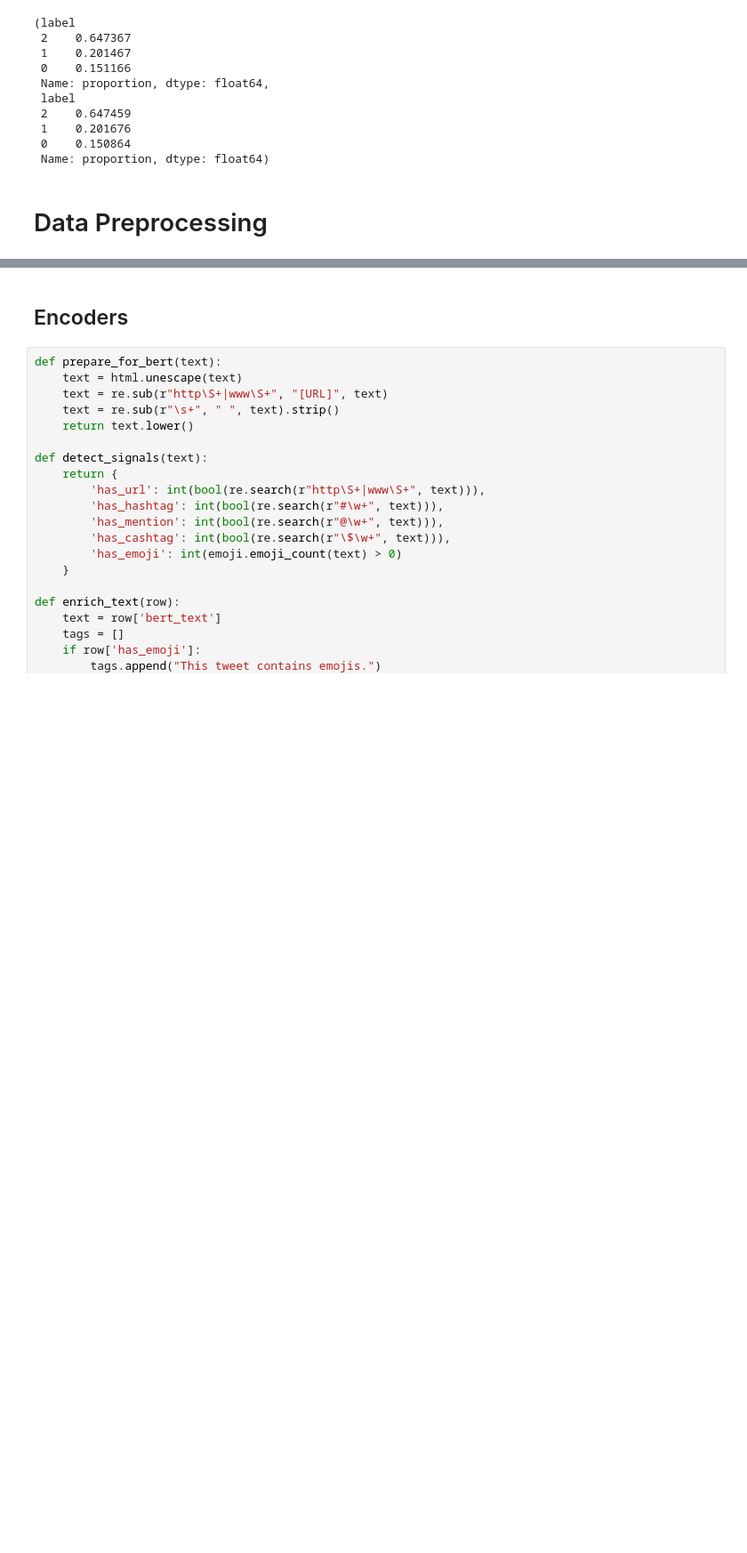
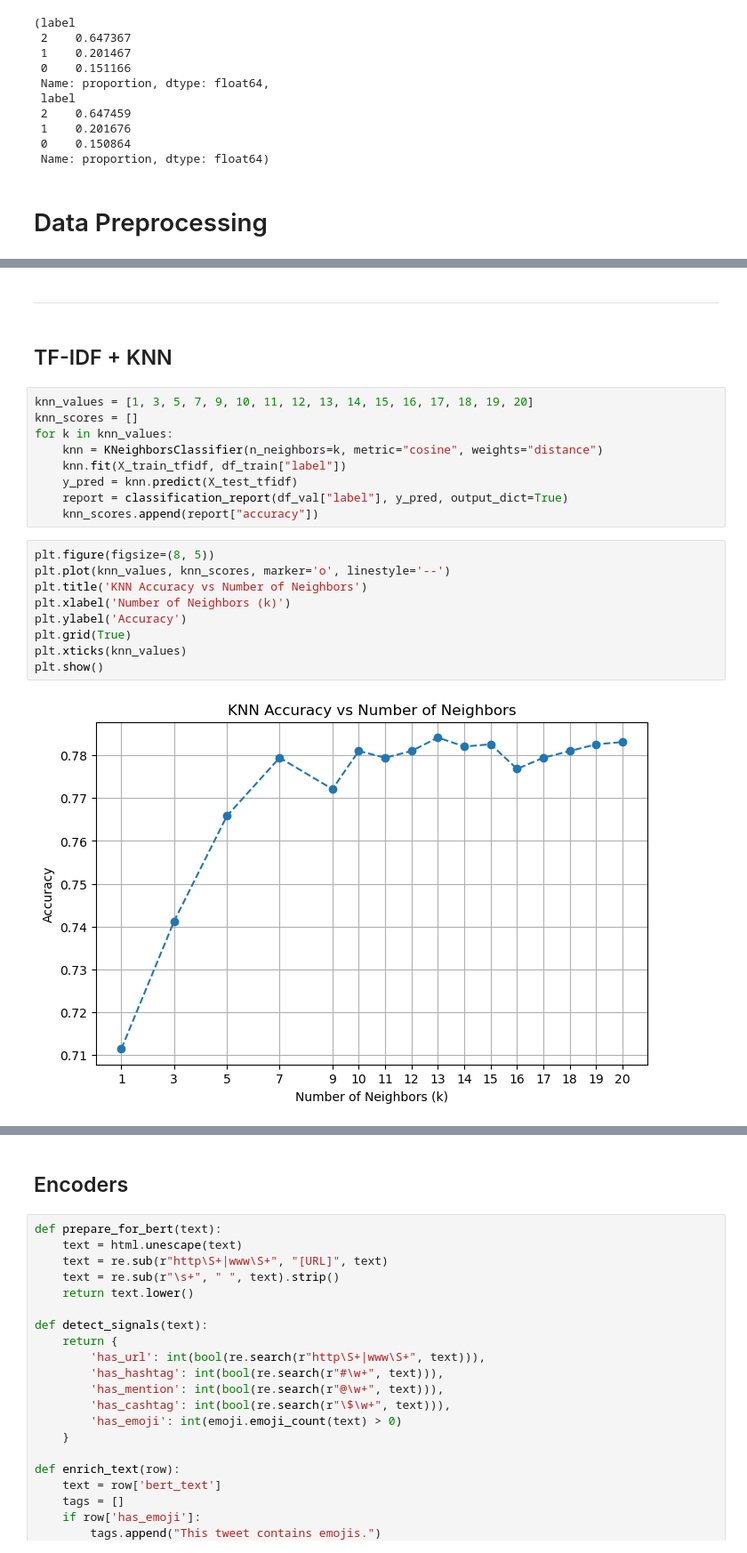
Before and after one commit to rmiranda37/text_mining_2025, a Jupyter notebook: Entrega Final/tm_testes_11.ipynb, the cells around one changed output, grey strips where cells are left out. Shown at 89% size. Drawn from its saved outputs; the diff is of its cells as text; blank space fills up the shorter version.

```diff
--- a/Entrega Final/tm_testes_11.ipynb
+++ b/Entrega Final/tm_testes_11.ipynb
@@ -681,0 +862,24 @@ df_train['label'].value_counts(normalize=True), df_val['label'].value_counts(nor
+# %% [markdown]
+<hr>
+# %% [markdown]
+## TF-IDF + KNN
+# %%
+knn_values = [1, 3, 5, 7, 9, 10, 11, 12, 13, 14, 15, 16, 17, 18, 19, 20]
+knn_scores = []
+for k in knn_values:
+    knn = KNeighborsClassifier(n_neighbors=k, metric="cosine", weights="distance")
+    knn.fit(X_train_tfidf, df_train["label"])
+    y_pred = knn.predict(X_test_tfidf)
+    report = classification_report(df_val["label"], y_pred, output_dict=True)
+    knn_scores.append(report["accuracy"])
+# %%
+plt.figure(figsize=(8, 5))
+plt.plot(knn_values, knn_scores, marker='o', linestyle='--')
+plt.title('KNN Accuracy vs Number of Neighbors')
+plt.xlabel('Number of Neighbors (k)')
+plt.ylabel('Accuracy')
+plt.grid(True)
+plt.xticks(knn_values)
+plt.show()
+# %% [output]
+[figure, added]
```
Also changed, not shown: parts of 48 cells of this notebook, 2 other files.
